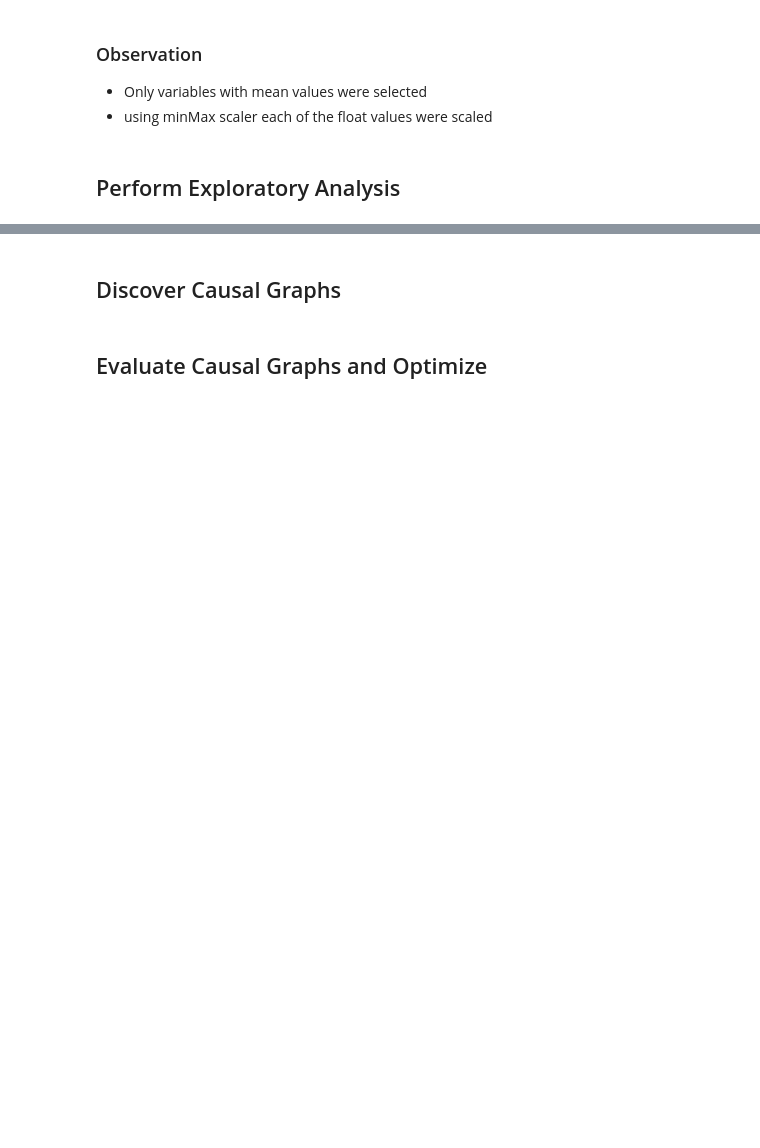
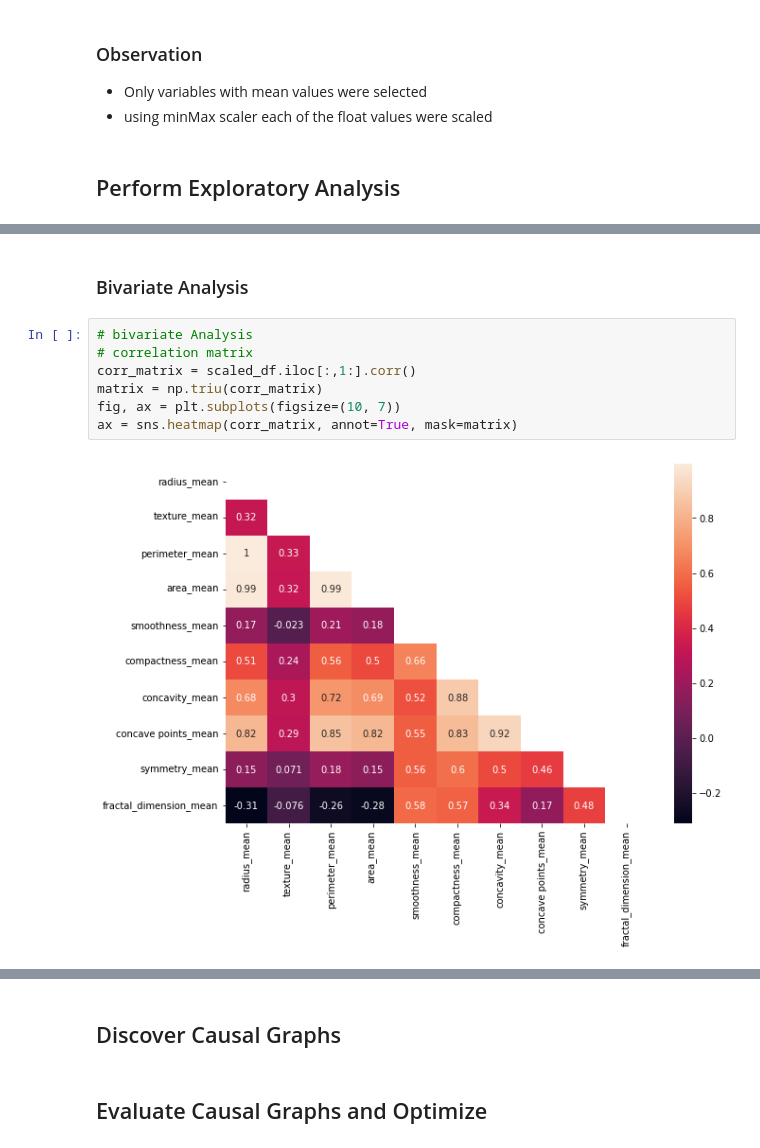
Before and after one commit to benbel376/causal_graph, a Jupyter notebook: notebooks/Causal_Inference.ipynb, the cells around one changed output, grey strips where cells are left out. Cells and saved outputs as stored; diff of their text form; blank space fills up the shorter version.

```diff
--- a/notebooks/Causal_Inference.ipynb
+++ b/notebooks/Causal_Inference.ipynb
@@ -218,0 +256,11 @@ scaled_df.describe()
+# %% [markdown]
+### Bivariate Analysis
+# %%
+# bivariate Analysis
+# correlation matrix
+corr_matrix = scaled_df.iloc[:,1:].corr()
+matrix = np.triu(corr_matrix)
+fig, ax = plt.subplots(figsize=(10, 7))
+ax = sns.heatmap(corr_matrix, annot=True, mask=matrix)
+# %% [output]
+[figure, added]
```
Also changed, not shown: parts of 4 cells of this notebook.
